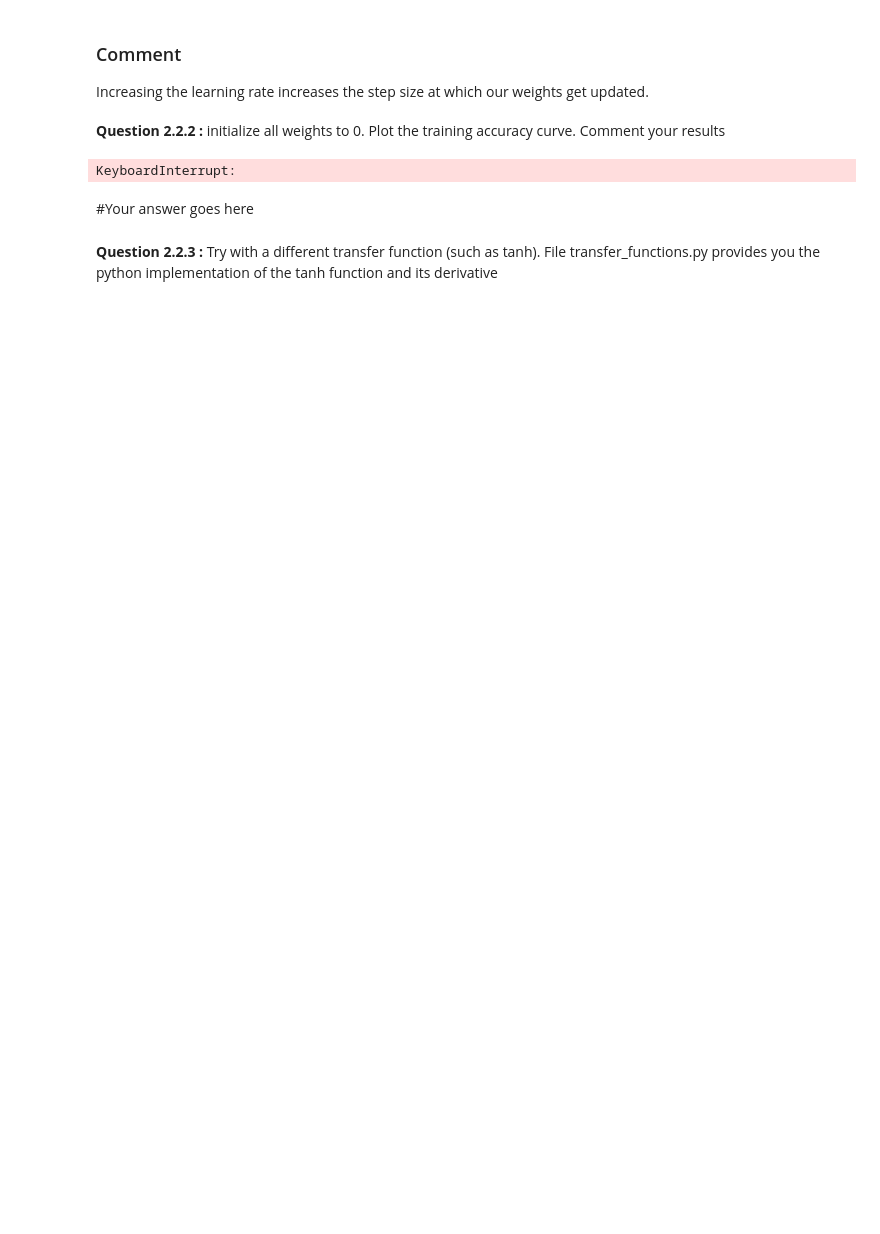
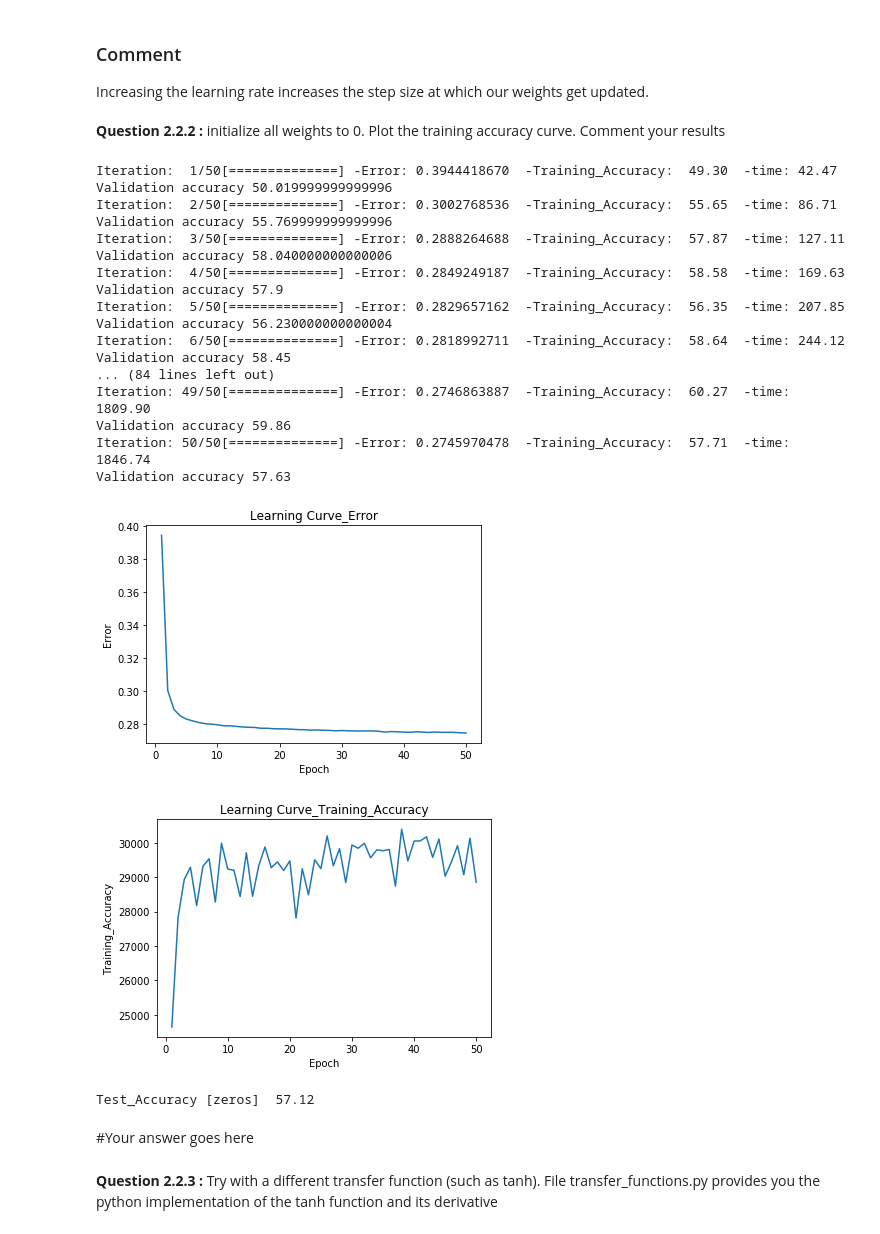
Before and after one commit to alegaballo/Deep-Learning, a Jupyter notebook: neural_networks/TP1-notebook.ipynb, the cells around one changed output. Saved outputs shown, nothing was run; the diff lists cells and outputs as text; code cells hidden in the pictures; blank space fills up the shorter version.

Commit message:
add training output

```diff
--- a/neural_networks/TP1-notebook.ipynb
+++ b/neural_networks/TP1-notebook.ipynb
@@ -363,15 +440,37 @@ Comment your results
 # %%
 #Your implementation goes here
 my_mnist_net_zeros = NeuralNetwork(input_nodes, hidden_nodes, output_nodes)
 
 input_hidden_weights = np.zeros((my_mnist_net_zeros.input, my_mnist_net_zeros.hidden-1))
 hidden_output_weights = np.zeros((my_mnist_net_zeros.hidden, my_mnist_net_zeros.output))
 
 my_mnist_net_zeros.weights_initialisation(input_hidden_weights, hidden_output_weights)
 
-my_mnist_net_zeros.train(training_data,validation_data)
+validation_zeros = my_mnist_net_zeros.train(training_data,validation_data)
+test_accuracy_zeros = my_mnist_net_zeros.predict(test_data)/100
+print('Test_Accuracy [zeros]  %-2.2f' % (test_accuracy_zeros))
+my_mnist_net_zeros.save('MNIST_DEFAULT_0s')
 # %% [output]
-KeyboardInterrupt:
+Iteration:  1/50[==============] -Error: 0.3944418670  -Training_Accuracy:  49.30  -time: 42.47
+Validation accuracy 50.019999999999996
+Iteration:  2/50[==============] -Error: 0.3002768536  -Training_Accuracy:  55.65  -time: 86.71
+Validation accuracy 55.769999999999996
+Iteration:  3/50[==============] -Error: 0.2888264688  -Training_Accuracy:  57.87  -time: 127.11
+Validation accuracy 58.040000000000006
+Iteration:  4/50[==============] -Error: 0.2849249187  -Training_Accuracy:  58.58  -time: 169.63
+Validation accuracy 57.9
+Iteration:  5/50[==============] -Error: 0.2829657162  -Training_Accuracy:  56.35  -time: 207.85
+Validation accuracy 56.230000000000004
+Iteration:  6/50[==============] -Error: 0.2818992711  -Training_Accuracy:  58.64  -time: 244.12
+Validation accuracy 58.45
+... (84 lines left out)
+Iteration: 49/50[==============] -Error: 0.2746863887  -Training_Accuracy:  60.27  -time: 1809.90
+Validation accuracy 59.86
+Iteration: 50/50[==============] -Error: 0.2745970478  -Training_Accuracy:  57.71  -time: 1846.74
+Validation accuracy 57.63
+[figure, added]
+[figure, added]
+Test_Accuracy [zeros]  57.12
 # %% [markdown]
 #Your answer goes here
 # %% [markdown]
```
Also changed, not shown: parts of 13 cells of this notebook.
